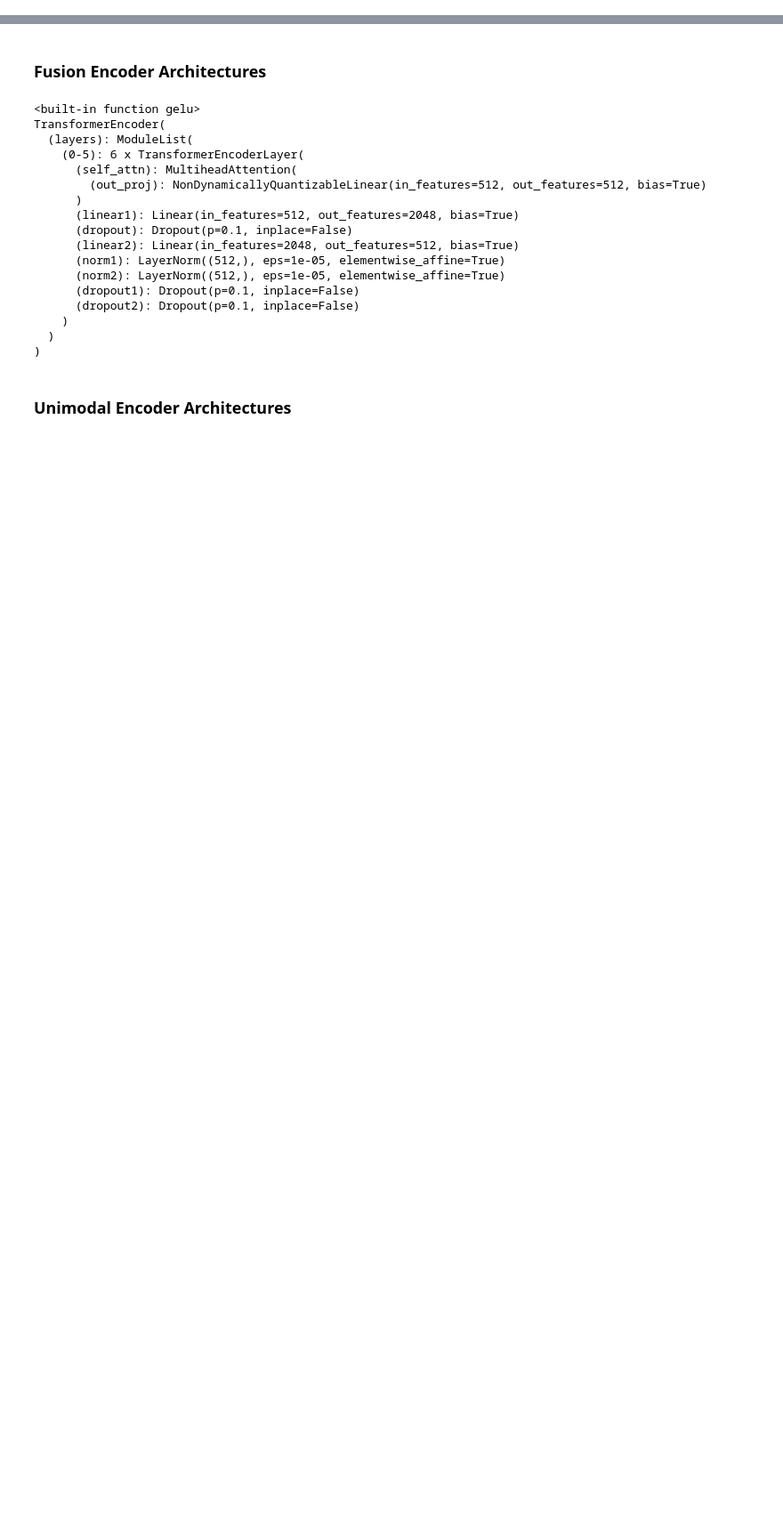
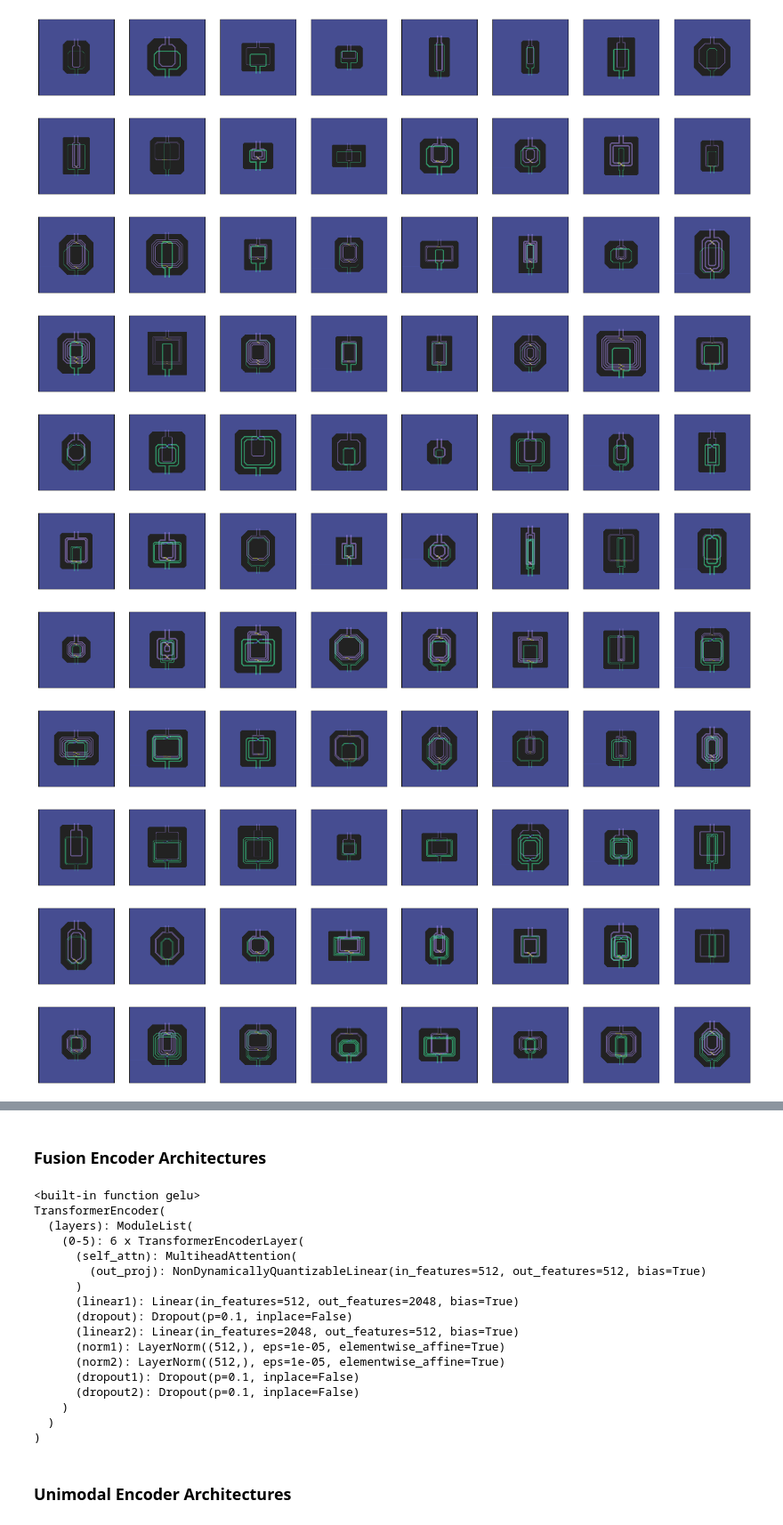
Before and after one commit to hanc0902/Multimodal_RFIC, a Jupyter notebook: MM_Fusion_Basic.ipynb, the cells around one changed output, grey strips where cells are left out. Shown at 89% size. Cells and saved outputs as stored; diff of their text form; code cells hidden in the pictures; blank space fills up the shorter version.

```diff
--- a/MM_Fusion_Basic.ipynb
+++ b/MM_Fusion_Basic.ipynb
@@ -4,0 +197,26 @@ import torch.nn.functional as F
+# %%
+#load data
+#geometrical parameters stored in log.txt
+#order of geopara (radiusA,radiusB,turnsA,turnsB,openA,openB,outA,outB,extA,extB,ratio,outbound)
+geoparas = []
+images11 = []
+labels11 = []
+ind_a11 = []
+ind_b11 = []
+srf_list = []
+for i in range(4):
+    for j in range(4):
+        path = "/rdf/shared/design_automation/Data_EMX/XFMR_2503_"+str(i+1)+"x"+str(j+1)+"/"
+        load_from_path(path)
+# %% [output]
+[figure, added]
+[figure, added]
+[figure, added]
+[figure, added]
+[figure, added]
+[figure, added]
+[figure, added]
+[figure, added]
+[figure, added]
+[figure, added]
+[figure, added]
```
Also changed, not shown: parts of 26 cells of this notebook.
